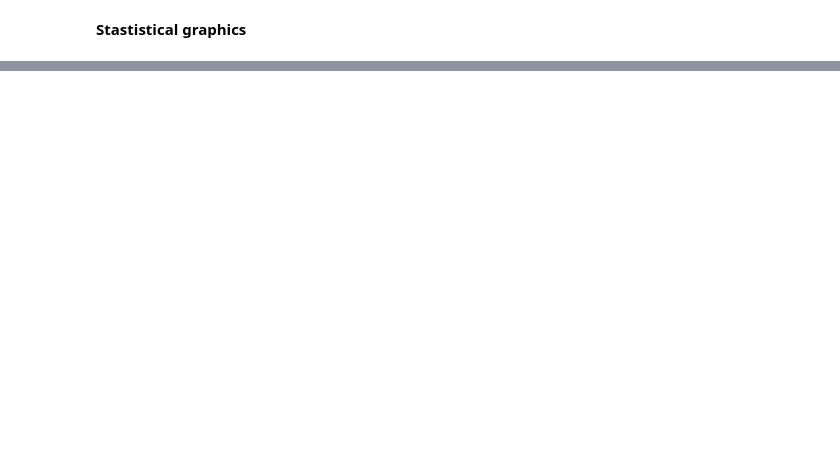
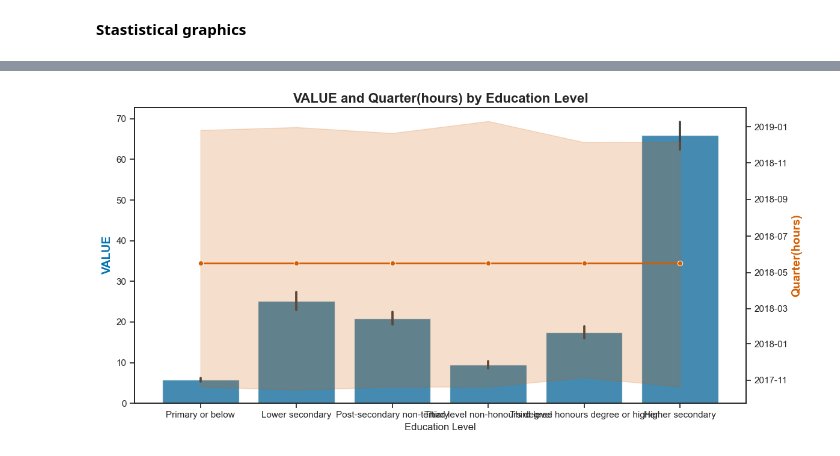
Before and after one commit to Usukhbayar95/Capstone_Project, a Jupyter notebook: Project.ipynb, the cells around one changed output, grey strips where cells are left out. Saved outputs shown, nothing was run; the diff lists cells and outputs as text; code cells hidden in the pictures; blank space fills up the shorter version.

```diff
--- a/Project.ipynb
+++ b/Project.ipynb
@@ -12,7 +13,7 @@ warnings.filterwarnings('ignore')
 # %%
 # Dataaset by education level
-df_edu= pd.read_csv("MWA27.20230614T090606.csv")
-df_edu
+df_education= pd.read_csv("MWA27.20230614T090606.csv")
+df_education
 # %% [output]
 |  | Statistic Label | Education Level | NMW earnings status | Quarter | UNIT | VALUE |
 | 0 | Employees aged 15 years and over | All levels of education | Employees reporting earning Natio... | 2016Q2 | Thousand | 196.4 |
@@ -362,0 +566,12 @@ plt.show()
+# %%
+# Drop rows where "NMW earnings status" is "Total employees", "Employees reporting earning more than National Minimum Wage" or "Not Stated"
+df_edu = df_education.drop(df_education[(df_education["Education Level"] == "All levels of education")
+                           | (df_education["Education Level"] == "Other/not stated")
+                           | (df_education["NMW earnings status"] == "Employees reporting earning more than National Minimum Wage")
+                           | (df_education["NMW earnings status"] == "Total employees")
+                           | (df_education["NMW earnings status"] == "Not stated")].index)
+# %%
+# Convert to datetime objects
+year_quarter_dates = [pd.Period(quarter, freq='Q') for quarter in df_edu['Quarter']]
+dates = [qd.to_timestamp() for qd in year_quarter_dates]
+df_edu["Quarter(hours)"]=dates
@@ -362,0 +608,31 @@ plt.show()
+# %%
+# Create the figure and axis objects
+fig, ax1 = plt.subplots(figsize=(12, 6))
+
+# Plot VALUE on the first y-axis (left y-axis)
+sns.barplot(data=df_edu, x='Education Level', y='VALUE', ax=ax1, color='b', alpha=0.8)
+
+# Set the label for the first y-axis
+ax1.set_ylabel('VALUE', fontsize=14, fontweight='bold', color='b')
+
+# Create the second y-axis (right y-axis) for Quarter(hours)
+ax2 = ax1.twinx()
+
+# Plot Quarter(hours) on the second y-axis (right y-axis)
+sns.lineplot(data=df_edu, x='Education Level', y='Quarter(hours)', ax=ax2, color='r', marker='o', linewidth=2)
+
+# Set the label for the second y-axis
+ax2.set_ylabel('Quarter(hours)', fontsize=14, fontweight='bold', color='r')
+
+# Add labels to your graph
+plt.xlabel('Education Level', fontsize=14, fontweight='bold')
+plt.title('VALUE and Quarter(hours) by Education Level', fontsize=16, fontweight='bold')
+
+# Rotate x-axis labels for better visibility
+plt.xticks(rotation=45, ha='right')
+
+# Display the plot
+plt.tight_layout()
+plt.show()
+# %% [output]
+[figure, added]
```
Also changed, not shown: parts of 30 cells of this notebook.
